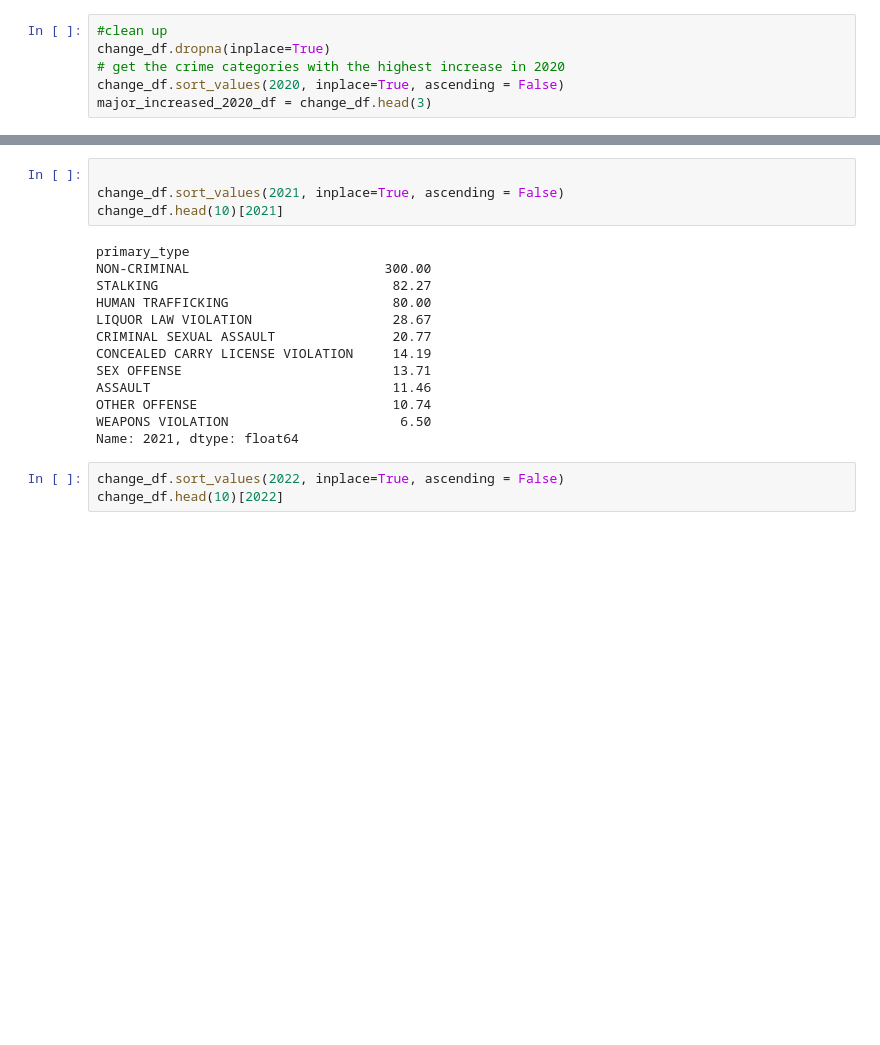
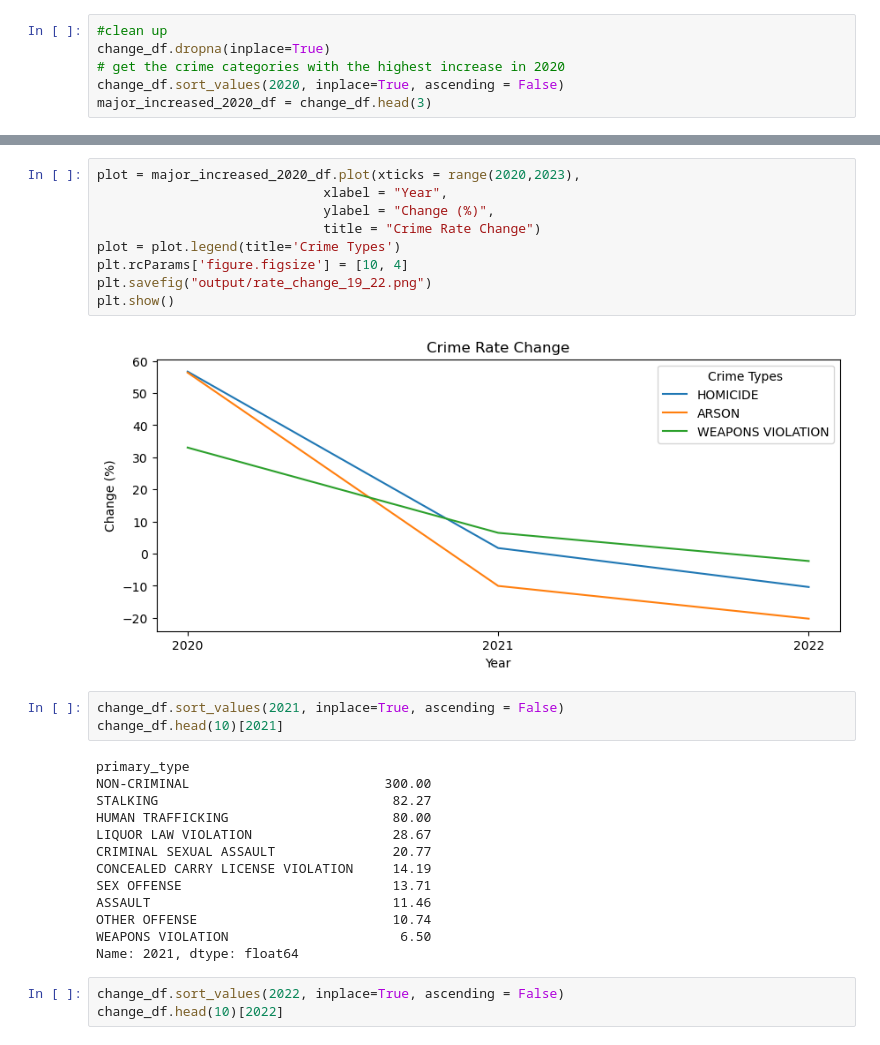
Before and after one commit to jdolinsky/chicago_crime, a Jupyter notebook: crime_increase_covid.ipynb, the cells around one changed output, grey strips where cells are left out. Cells and saved outputs as stored; diff of their text form; blank space fills up the shorter version.

```diff
--- a/crime_increase_covid.ipynb
+++ b/crime_increase_covid.ipynb
@@ -173,5 +167,15 @@ plot = plot.legend(title='Crime Types')
+# %%
+plot = major_increased_2020_df.plot(xticks = range(2020,2023),
+                             xlabel = "Year",
+                             ylabel = "Change (%)",
+                             title = "Crime Rate Change")
+plot = plot.legend(title='Crime Types')
+plt.rcParams['figure.figsize'] = [10, 4]
+plt.savefig("output/rate_change_19_22.png")
+plt.show()
+# %% [output]
+[figure, added]
 # %%
-
 change_df.sort_values(2021, inplace=True, ascending = False)
 change_df.head(10)[2021]
 # %% [output]
```
Also changed, not shown: parts of 15 cells of this notebook, 1 other file.
